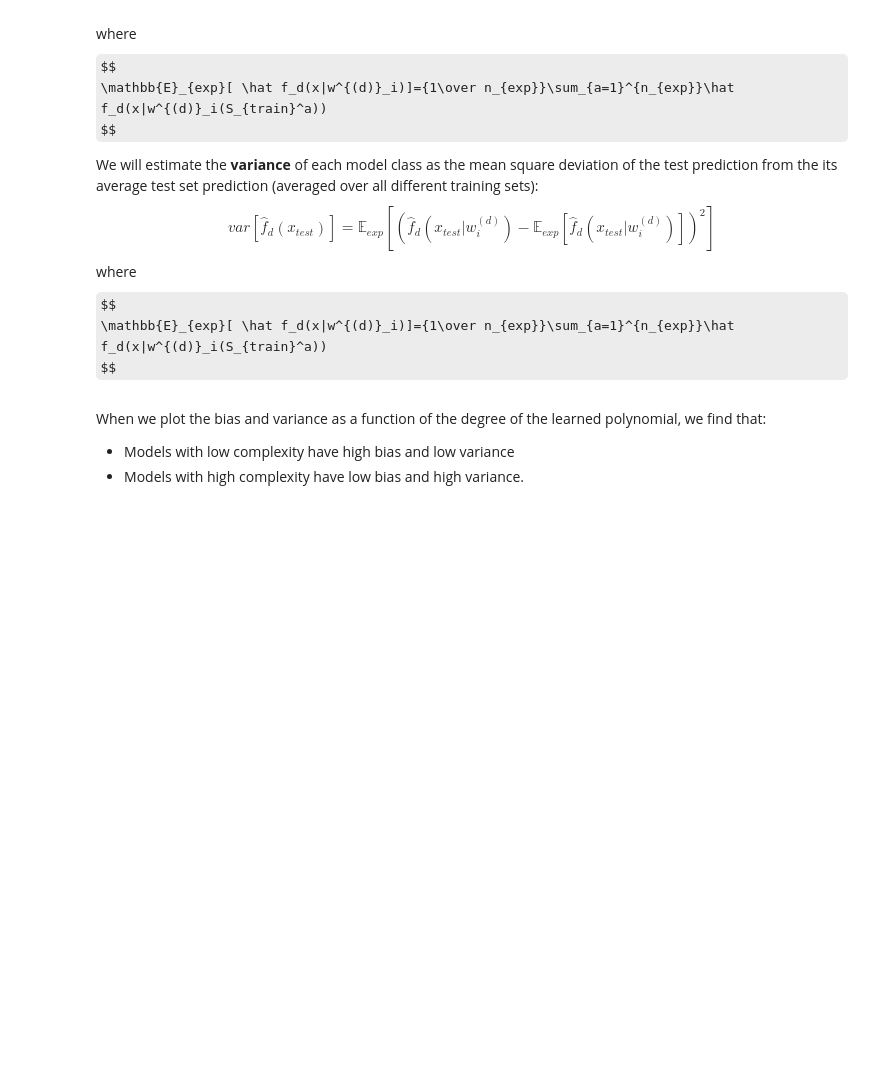
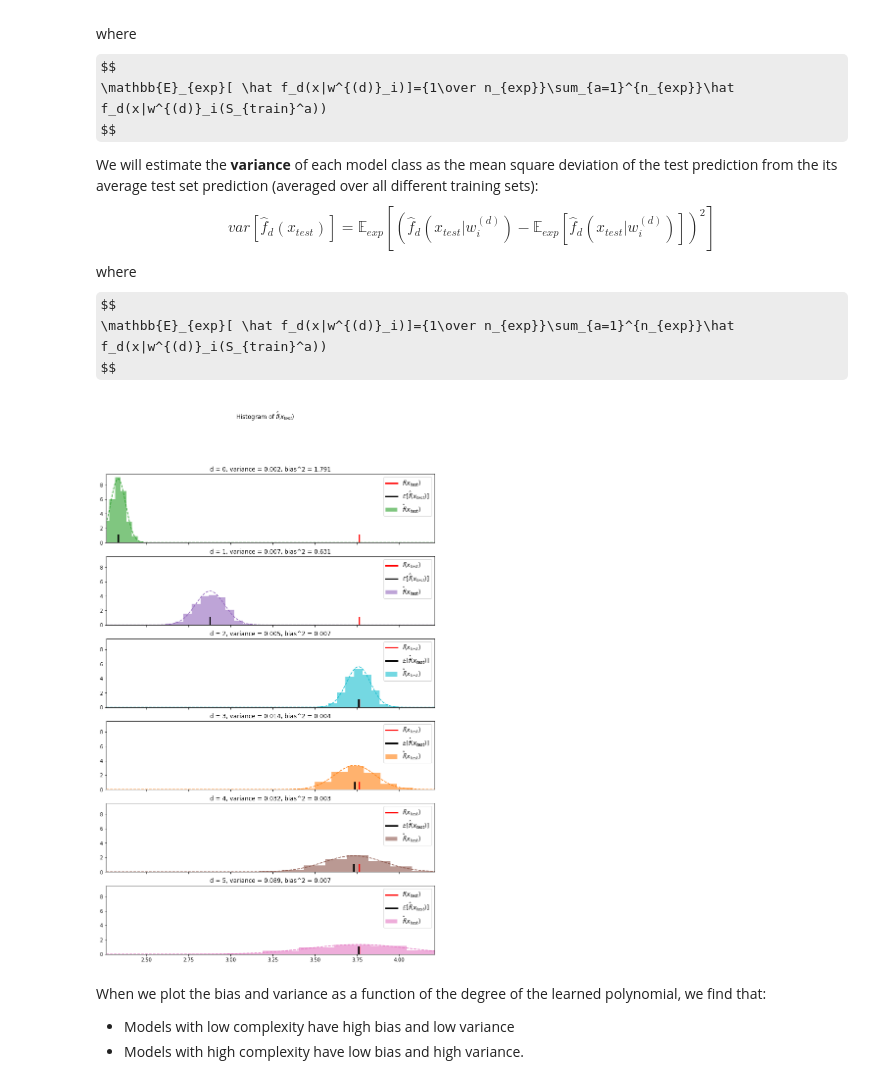
Before and after one commit to jsearcy1/AppliedMathNotebooks, a Jupyter notebook: MATH410/MATH410_biasvariance-0 copy.ipynb, the cells around one changed output. Drawn from its saved outputs; the diff is of its cells as text; code cells hidden in the pictures; some formulas as TeX source; blank space fills up the shorter version.

```diff
--- a/MATH410/MATH410_biasvariance-0 copy.ipynb
+++ b/MATH410/MATH410_biasvariance-0 copy.ipynb
@@ -155,42 +155,56 @@ $$
 $$
 # %%
 # number of experiments (different training sets sampled from the population)
+n_exp=1000
+# store predictions for test data point
+y_hat_test=np.zeros((len(d_arr),n_exp))
 
-# store predictions for test data point
-
-
+for r in range(n_exp):
     # generate training sets
+    n=int(.01*N)
+    idx=np.random.permutation(N)[:n]
+    x_train,y_train=x[idx],y[idx]
+    for k in range(len(d_arr)):
         # fit training set with different models
+        d=d_arr[k]
+        w=np.polyfit(x_train,y_train,d)
+        y_hat_test[k,r]=f_hat(x_test,w)
 
 # expected value of prediction for each model
-
+y_hat_test_mean=np.mean(y_hat_test,1)
 # variance of prediction across experiments
-
+variance1=np.var(y_hat_test,1)
+y_hat_test_std=np.std(y_hat_test,1)
 
 # bias squared
+bias_squared=np.zeros(len(d_arr))
+for k in range(len(d_arr)):
+    bias_squared[k]=(y_hat_test_mean[k]-y_test)**2
 
 
 nplots=len(d_arr)
 fig, axs = plt.subplots(nplots, 1, sharex=True, sharey=True, figsize=(12, 3*nplots))
 ylim=np.percentile(y_hat_test.flatten(),[1,99]) # find percentiles for setting plot limits
 for k in range(nplots):
     # distribution of predictions across training sets
     axs[k].hist(y_hat_test[k], density=True, color=colors[k], alpha=0.6)
     xlim = axs[k].get_xlim()
     # true value of test data
     axs[k].plot([f(x_test), f(x_test)], [0, 1], 'r', linewidth=3.0)
     # expected value of test prediction
     axs[k].plot([y_hat_test_mean[k], y_hat_test_mean[k]], [0, 1], c='k', linewidth=3.0)
     axs[k].title.set_text('d = {}, variance = {:.3f}, bias^2 = {:.3f}'.format(d_arr[k],variance1[k],bias_squared[k]))
     axs[k].legend([r'$f(x_{test})$', r'$\mathbb{E}[\hat{f}(x_{test})]$', r'$\hat{f}(x_{test})$'], fontsize=12)
     axs[k].set_xlim(ylim)
 # overlay gaussian distribution of predictions with expected mean and variance
 for k in range(nplots):
     x_range = np.linspace(xlim[0], xlim[1], 1000)
     axs[k].plot(x_range, stats.norm.pdf(x_range, y_hat_test_mean[k], y_hat_test_std[k]), color=colors[k], ls='--')
 
 plt.suptitle(r'Histogram of $\hat{f}(x_{test})$', size=12)
 plt.show()
+# %% [output]
+[figure, added]
 # %% [markdown]
 When we plot the bias and variance as a function of the degree of the learned polynomial, we find that:
 - Models with low complexity have high bias and low variance
```
Also changed, not shown: parts of 4 cells of this notebook.
